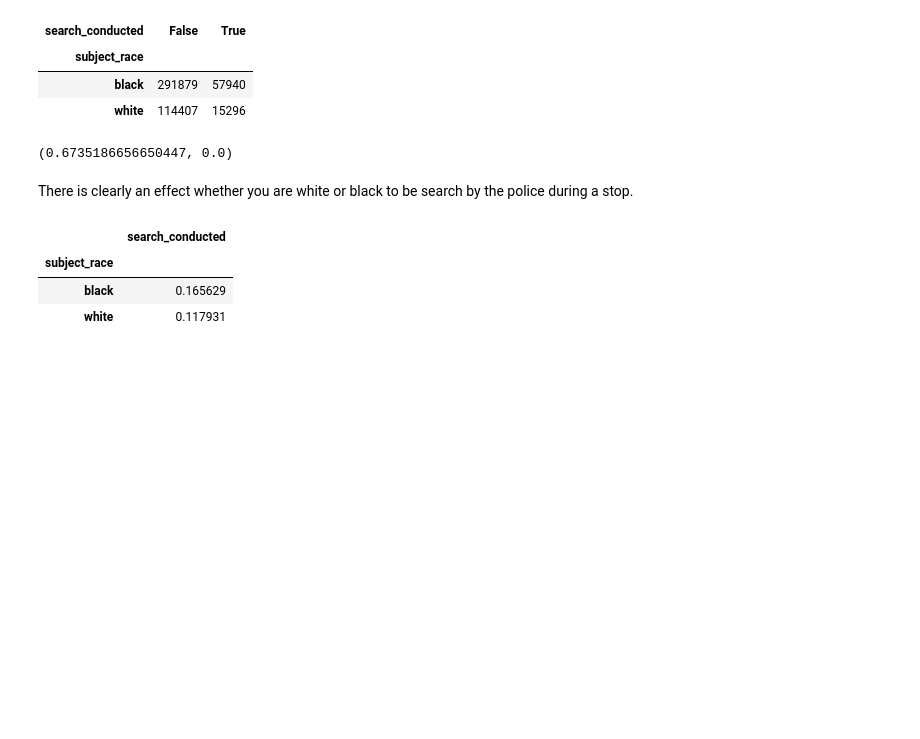
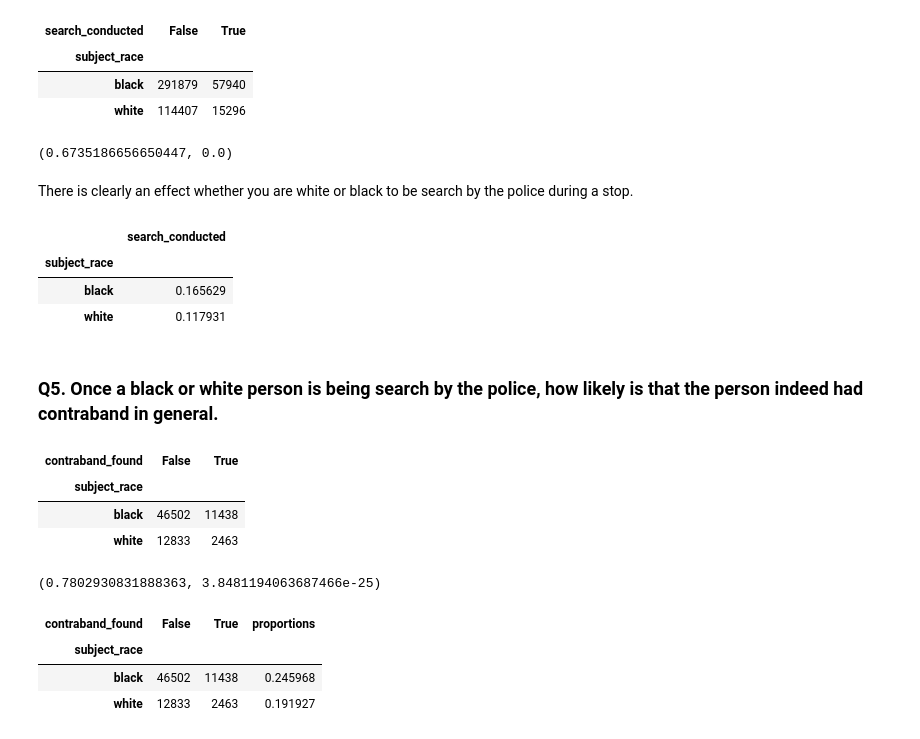
Before and after one commit to albertoabreu91/Practice_zone, a Jupyter notebook: New_Orleans_police.ipynb, the cells around one changed output. Drawn from its saved outputs; the diff is of its cells as text; code cells hidden in the pictures; blank space fills up the shorter version.

```diff
--- a/New_Orleans_police.ipynb
+++ b/New_Orleans_police.ipynb
@@ -360,3 +360,30 @@ data_b_w_only.groupby('subject_race').search_conducted.mean().to_frame()
 | subject_race |  |
 | black | 0.165629 |
 | white | 0.117931 |
+# %% [markdown]
+### Q5. Once a black or white person is being search by the police, how likely is that the person indeed had contraband in general.
+# %%
+data_search_true = (data[(data.search_conducted == True) &
+                    ((data.subject_race == 'black') | (data.subject_race == 'white'))])
+# %%
+data_search_true_xtab = pd.crosstab(index=data_search_true.subject_race, columns=data_search_true.contraband_found)
+# %%
+data_search_true_xtab
+# %% [output]
+| contraband_found | False | True |
+| subject_race |  |  |
+| black | 46502 | 11438 |
+| white | 12833 | 2463 |
+# %%
+ss.fisher_exact(data_search_true_xtab)
+# %% [output]
+(0.7802930831888363, 3.8481194063687466e-25)
+# %%
+data_search_true_xtab['proportions'] = data_search_true_xtab.apply(lambda x: (x.iloc[1] / x.iloc[0]), axis=1)
+# %%
+data_search_true_xtab
+# %% [output]
+| contraband_found | False | True | proportions |
+| subject_race |  |  |  |
+| black | 46502 | 11438 | 0.245968 |
+| white | 12833 | 2463 | 0.191927 |
```
